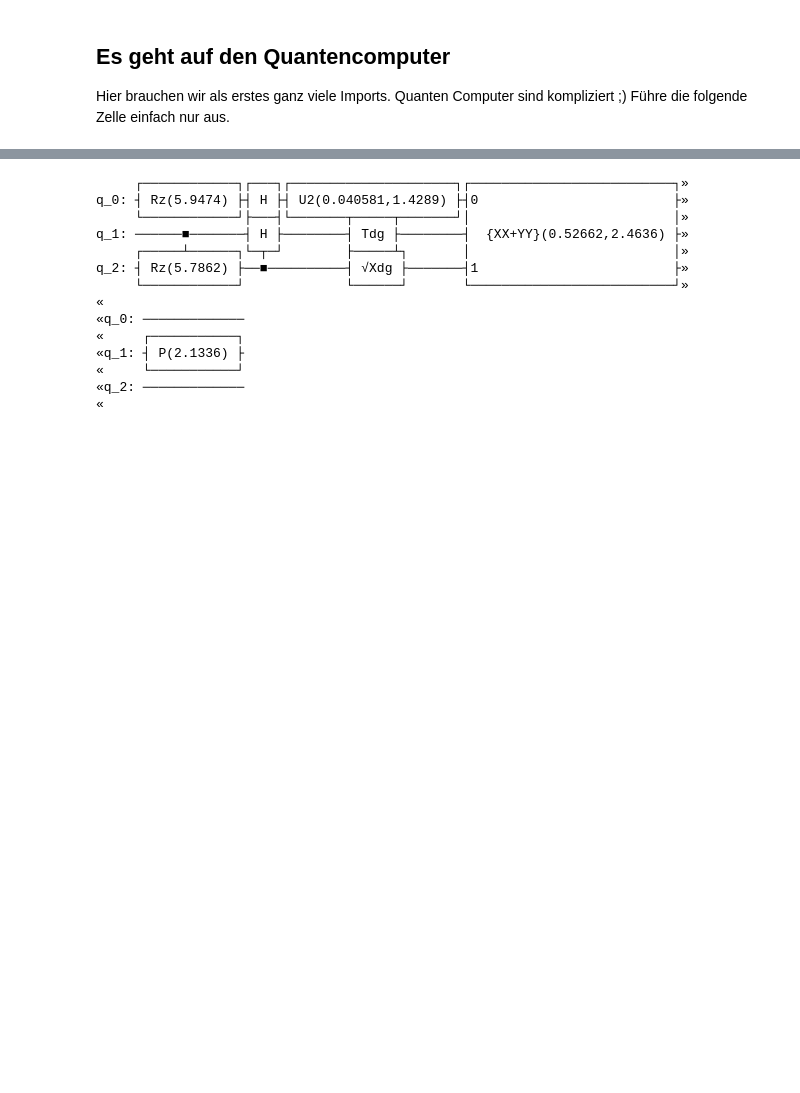
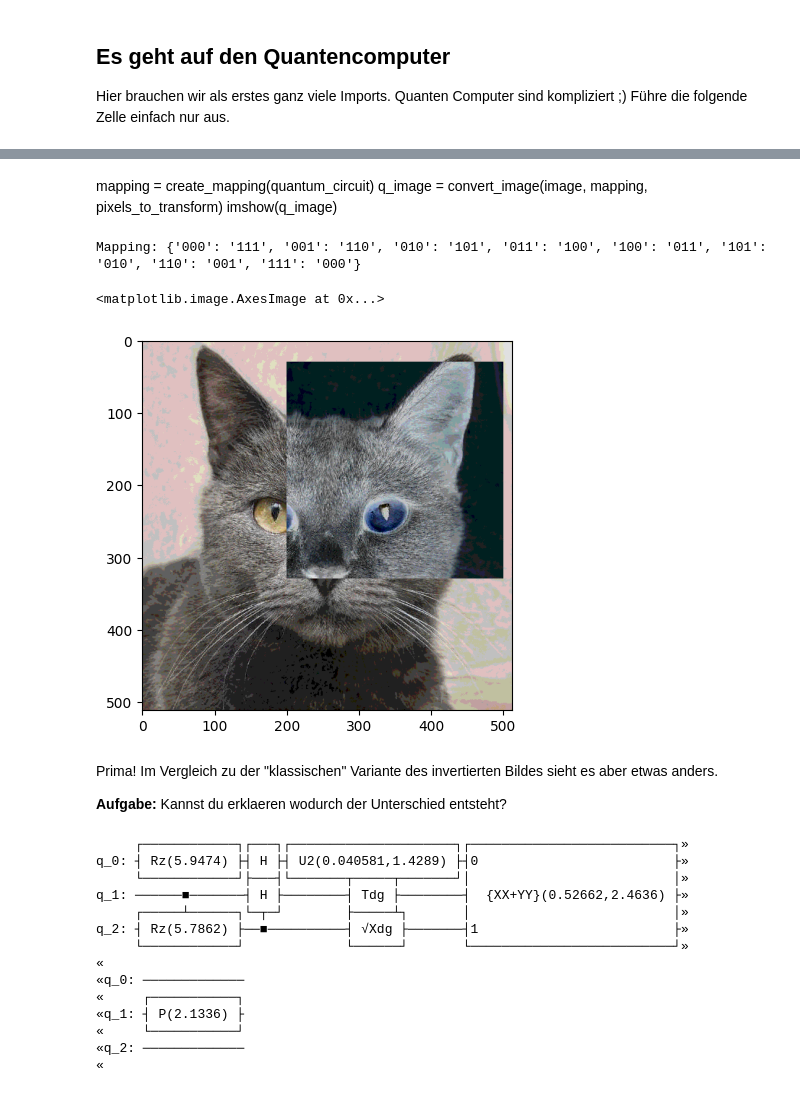
Before and after one commit to eileen-kuehn/intro_qc4images, a Jupyter notebook: QolorQoding.ipynb, the cells around one changed output, grey strips where cells are left out. Cells and saved outputs as stored; diff of their text form; code cells hidden in the pictures; blank space fills up the shorter version.

```diff
--- a/QolorQoding.ipynb
+++ b/QolorQoding.ipynb
@@ -162,3 +221,27 @@ Für den Anfang lassen wir uns einfach mal ein zufällig generiertes Circuit erz
+# %%
+quantum_circuit = QuantumCircuit(qubits)
+
+# --- Ab hier dein Code ---
+for q in range(qubits):
+    quantum_circuit.x(q)
+
+# -------------------------
+# %% [markdown]
+mapping = create_mapping(quantum_circuit)
+q_image = convert_image(image, mapping, pixels_to_transform)
+imshow(q_image)
+# %%
+mapping = create_mapping(quantum_circuit)
+q_image = convert_image(qubits, image, mapping, pixels_to_transform)
+imshow(q_image)
+# %% [output]
+Mapping: {'000': '111', '001': '110', '010': '101', '011': '100', '100': '011', '101': '010', '110': '001', '111': '000'}
+<matplotlib.image.AxesImage at 0x...>
+[figure, added]
+# %% [markdown]
+Prima! Im Vergleich zu der "klassischen" Variante des invertierten Bildes sieht es aber etwas anders.
+
+**Aufgabe:** Kannst du erklaeren wodurch der Unterschied entsteht?
 # %%
 quantum_circuit = random_circuit(qubits, depth=4, max_operands=3, seed=1337)
 quantum_circuit.draw()
```
Also changed, not shown: parts of 12 cells of this notebook.
